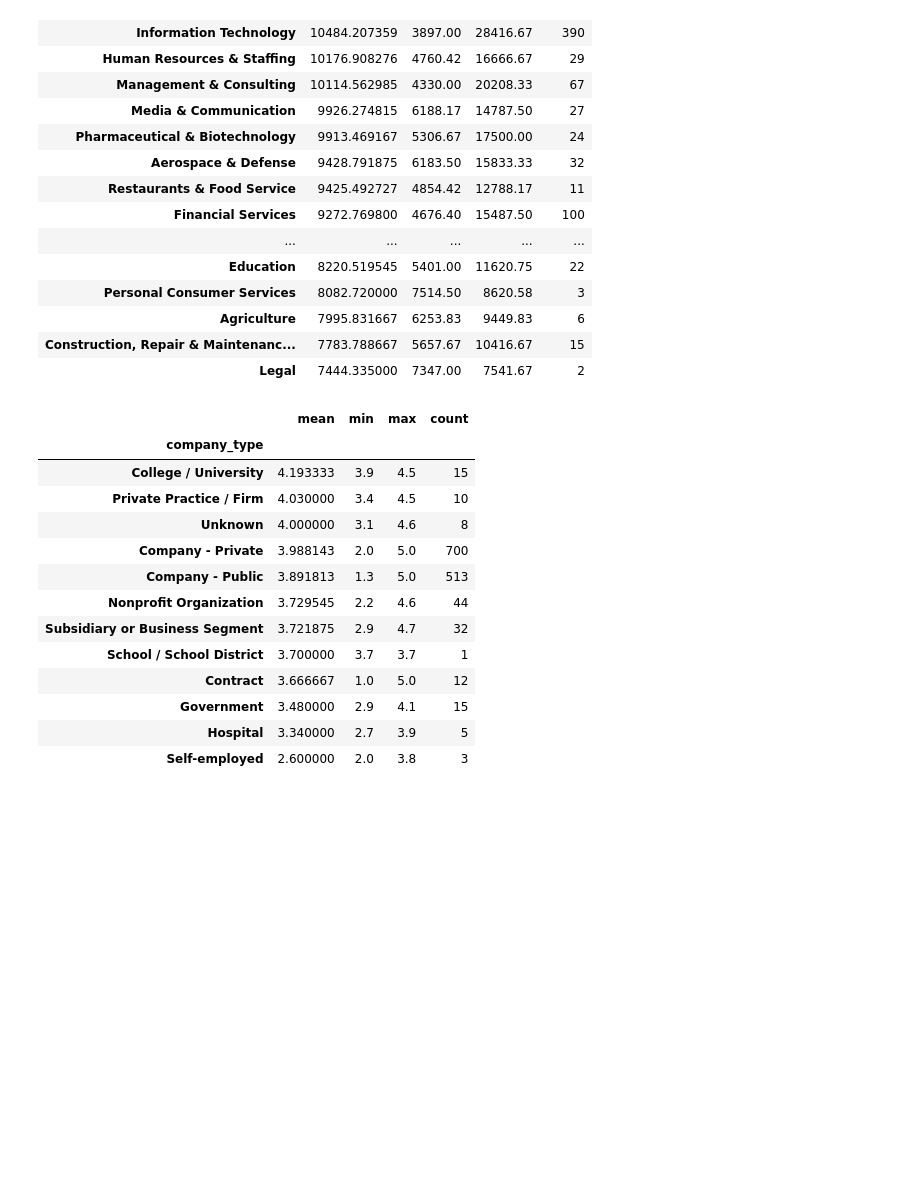
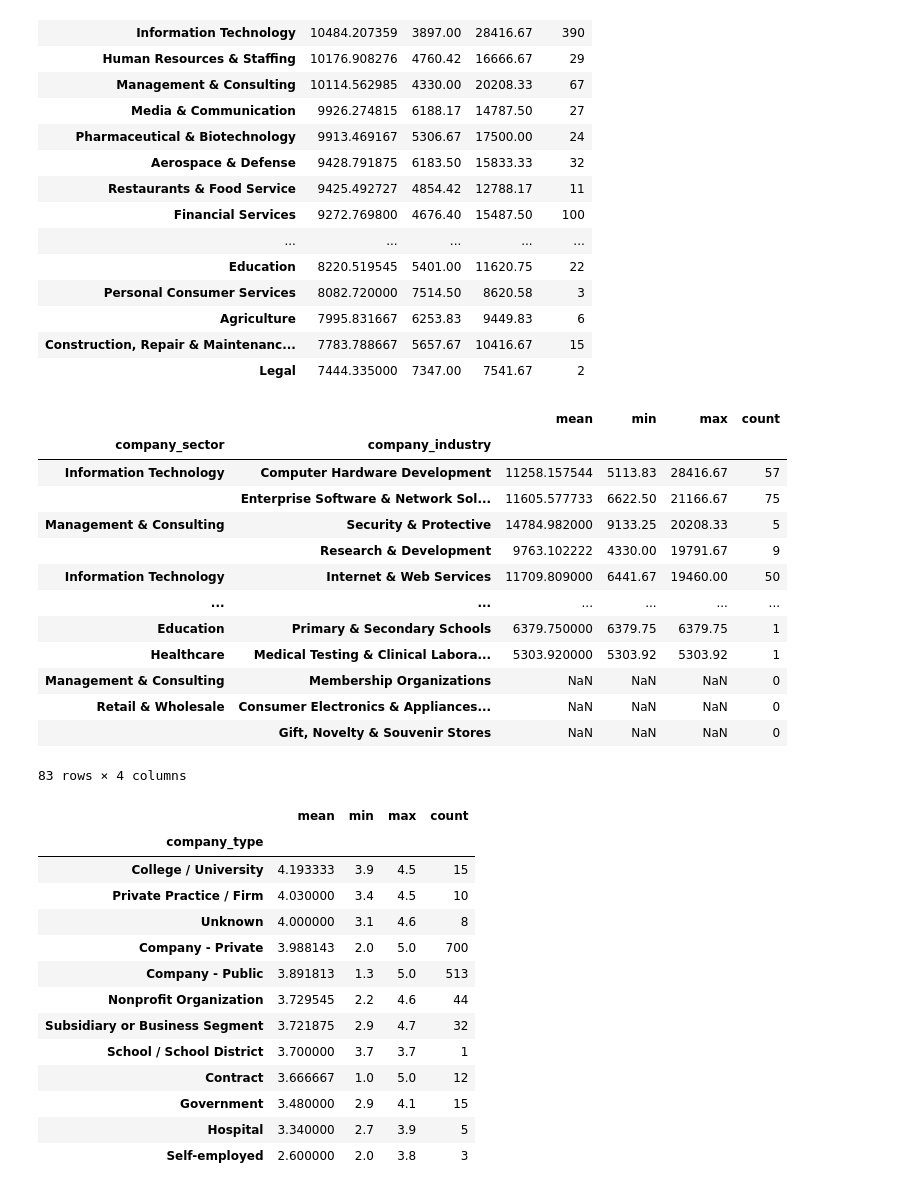
Before and after one commit to icanooooo/capstone_project_1, a Jupyter notebook: capstone.ipynb, the cells around one changed output. Saved outputs shown, nothing was run; the diff lists cells and outputs as text; code cells hidden in the pictures; blank space fills up the shorter version.

```diff
--- a/capstone.ipynb
+++ b/capstone.ipynb
@@ -333,6 +362,23 @@ df_recruitments.groupby('company_sector')['monthly_salary'].agg(['mean', 'min',
 | Agriculture | 7995.831667 | 6253.83 | 9449.83 | 6 |
 | Construction, Repair & Maintenanc... | 7783.788667 | 5657.67 | 10416.67 | 15 |
 | Legal | 7444.335000 | 7347.00 | 7541.67 | 2 |
+# %%
+df_recruitments.groupby(['company_sector','company_industry'])['monthly_salary'].agg(['mean', 'min', 'max', 'count']).sort_values(by='max', ascending=False)
+# %% [output]
+|  |  | mean | min | max | count |
+| company_sector | company_industry |  |  |  |  |
+| Information Technology | Computer Hardware Development | 11258.157544 | 5113.83 | 28416.67 | 57 |
+|  | Enterprise Software & Network Sol... | 11605.577733 | 6622.50 | 21166.67 | 75 |
+| Management & Consulting | Security & Protective | 14784.982000 | 9133.25 | 20208.33 | 5 |
+|  | Research & Development | 9763.102222 | 4330.00 | 19791.67 | 9 |
+| Information Technology | Internet & Web Services | 11709.809000 | 6441.67 | 19460.00 | 50 |
+| ... | ... | ... | ... | ... | ... |
+| Education | Primary & Secondary Schools | 6379.750000 | 6379.75 | 6379.75 | 1 |
+| Healthcare | Medical Testing & Clinical Labora... | 5303.920000 | 5303.92 | 5303.92 | 1 |
+| Management & Consulting | Membership Organizations | NaN | NaN | NaN | 0 |
+| Retail & Wholesale | Consumer Electronics & Appliances... | NaN | NaN | NaN | 0 |
+|  | Gift, Novelty & Souvenir Stores | NaN | NaN | NaN | 0 |
+83 rows × 4 columns
 # %%
 df_recruitments.groupby('company_type')['company_rating'].agg(['mean', 'min', 'max', 'count']).sort_values(by='mean', ascending=False)
 # %% [output]
```
Also changed, not shown: parts of 4 cells of this notebook.
